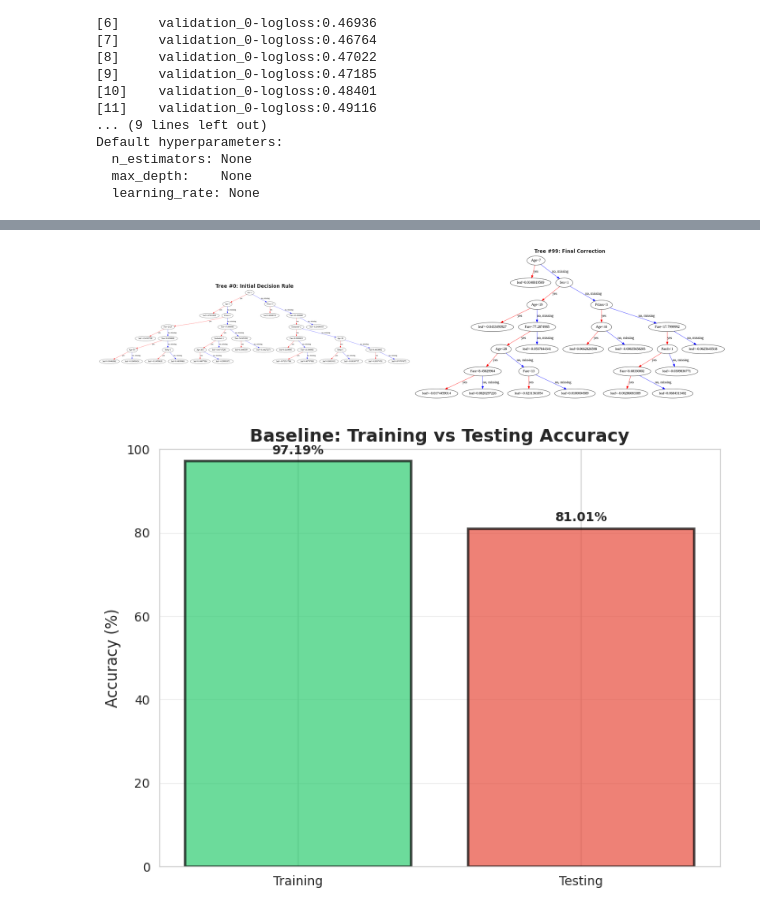
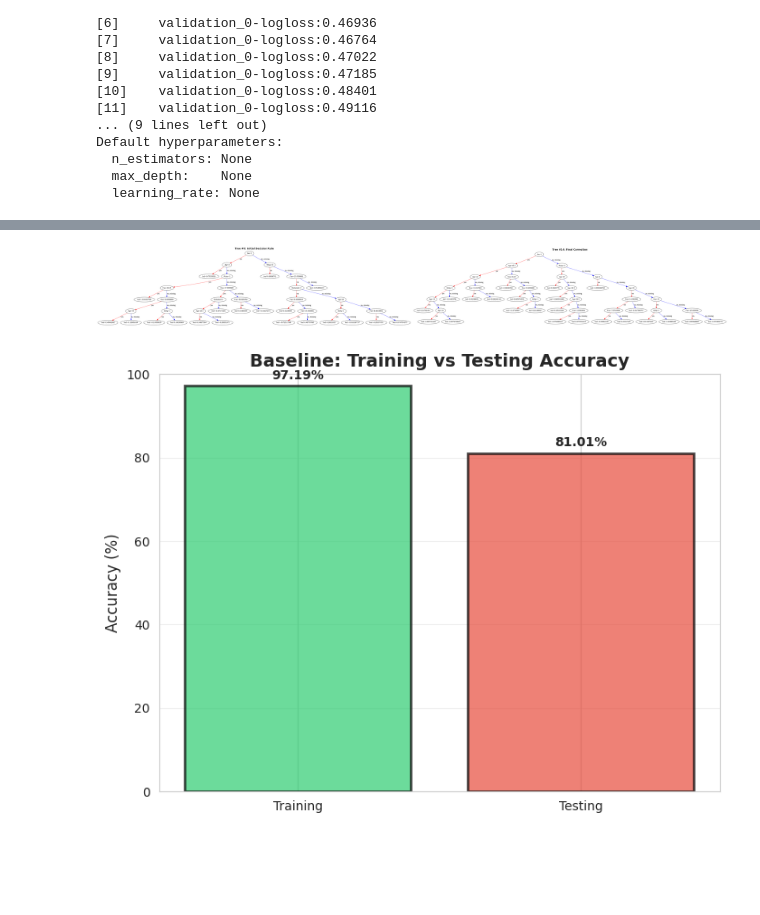
Before and after one commit to abhisakh/XGBOOST_Machine_Leraning_Predictor_Titanic, a Jupyter notebook: Titanic_XGBoost_Refactored.ipynb, the cells around one changed output, grey strips where cells are left out. Cells and saved outputs as stored; diff of their text form; code cells hidden in the pictures; blank space fills up the shorter version.

Commit message:
Fix XGBoost fit error and dynamic tree plotting index with early stopping

```diff
--- a/Titanic_XGBoost_Refactored.ipynb
+++ b/Titanic_XGBoost_Refactored.ipynb
@@ -343,18 +343,26 @@ plt.show()
 # %%
 
 # Visualize trees
-fig, axes = plt.subplots(1, 2, figsize=(22, 10))
+fig, axes = plt.subplots(1, 2, figsize=(44, 20))
 
 xgb.plot_tree(baseline_model, num_trees=0, ax=axes[0], rankdir='UT')
 axes[0].set_title('Tree #0: Initial Decision Rule', fontweight='bold')
 
-xgb.plot_tree(baseline_model, num_trees=99, ax=axes[1], rankdir='UT')
-axes[1].set_title('Tree #99: Final Correction', fontweight='bold')
+#xgb.plot_tree(baseline_model, num_trees=99, ax=axes[1], rankdir='UT')
+#axes[1].set_title('Tree #99: Final Correction', fontweight='bold')
+
+# Extract the actual number of trained trees from the booster object
+total_trees = len(baseline_model.get_booster().get_dump())
+last_tree_idx = total_trees - 1
+
+# Plot the last tree
+xgb.plot_tree(baseline_model, tree_idx=last_tree_idx, ax=axes[1], rankdir='UT')
+axes[1].set_title(f'Tree #{last_tree_idx}: Final Correction', fontweight='bold')
 
 plt.tight_layout()
 plt.show()
 # %% [output]
-[figure, old version]
+[figure, new version]
 # %%
 # Overfitting analysis
 plt.figure(figsize=(8, 6))
```
Also changed, not shown: parts of 1 cell of this notebook.
